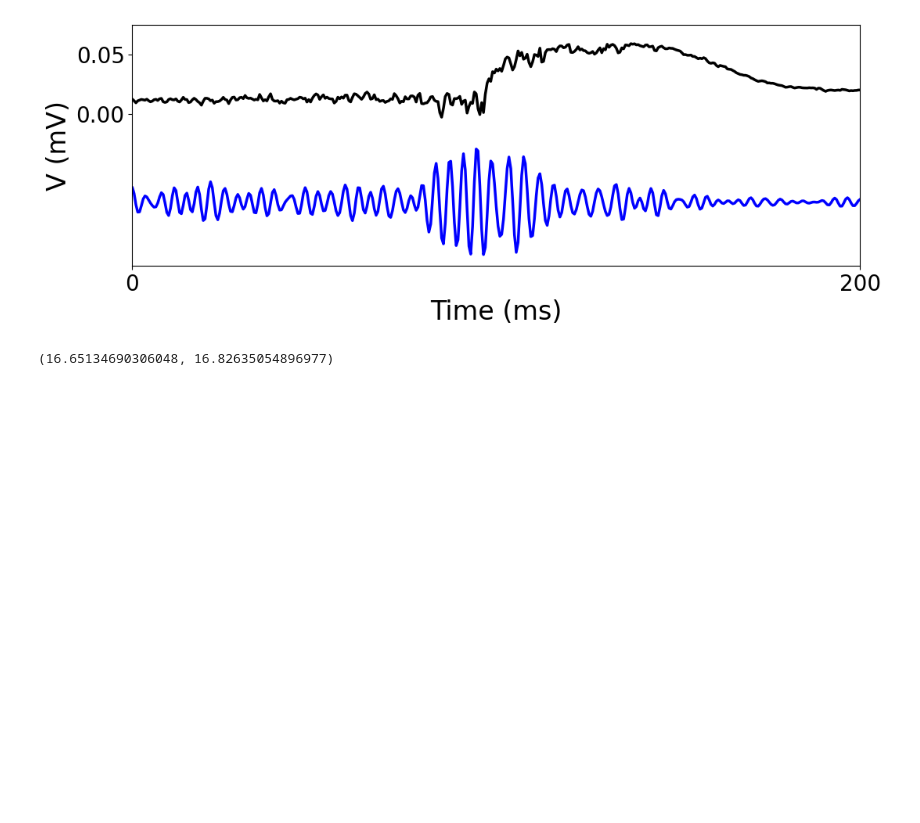
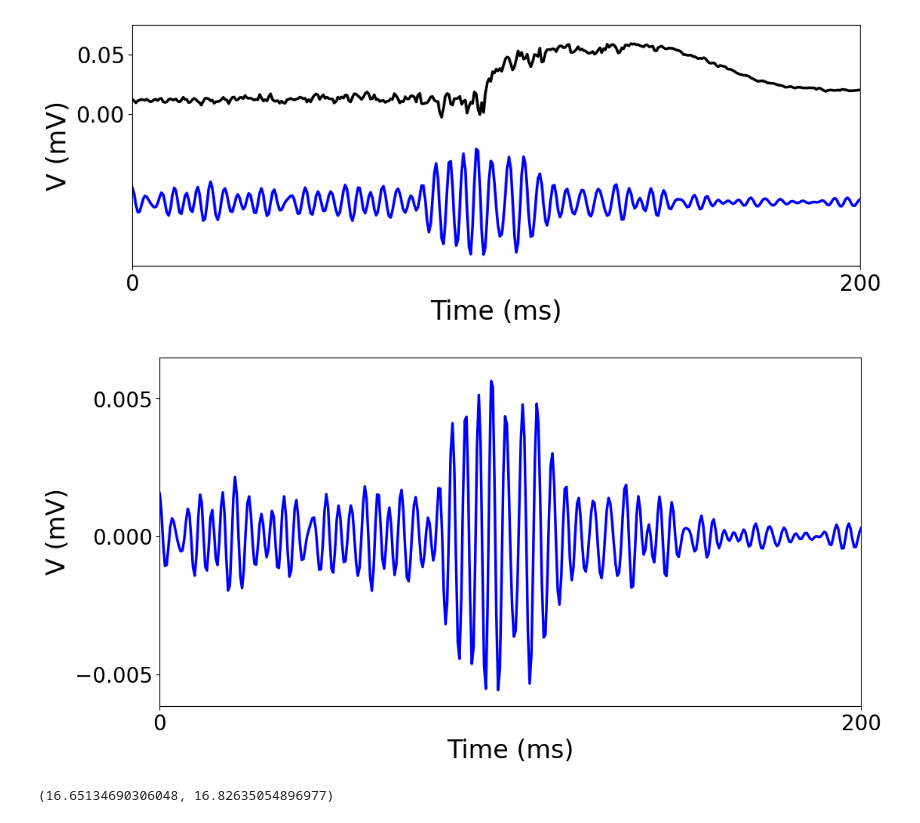
Before and after one commit to suny-downstate-medical-center/S1_HFO, a Jupyter notebook: runSubNets/Fig3/detection_fast_ripples_S1model_GabaVrev80mV.ipynb, the cells around one changed output. Saved outputs shown, nothing was run; the diff lists cells and outputs as text; code cells hidden in the pictures; blank space fills up the shorter version.

```diff
--- a/runSubNets/Fig3/detection_fast_ripples_S1model_GabaVrev80mV.ipynb
+++ b/runSubNets/Fig3/detection_fast_ripples_S1model_GabaVrev80mV.ipynb
@@ -264,6 +264,20 @@ for ii,ripple in enumerate(Karlsson_ripple_times.itertuples()):
 # %% [output]
 16.67634690306048 16.876346903060483
 [figure]
+# %%
+for ii,ripple in enumerate(Karlsson_ripple_times.itertuples()):
+    if ii == 1:
+        plt.figure(figsize=(12,6))
+        plt.plot(time, filtered_lfps, 'b-', linewidth=2.5, label='FR')
+        plt.xticks([ripple.start_time+0.025, ripple.start_time+0.225], [0,200], fontsize = 20)
+        plt.yticks([-0.005,0,0.005], fontsize = 20)
+        plt.xlim(ripple.start_time+0.025, ripple.start_time+0.225)
+        plt.ylabel('V (mV)', fontsize=24)
+        plt.xlabel('Time (ms)', fontsize=24)
+
+        plt.savefig('LFP_FR_filtered_MODEL.png', facecolor = 'white', bbox_inches='tight' , dpi=300)
+# %% [output]
+[figure, added]
 # %%
 NFFT=256
 noverlap=128
```
Also changed, not shown: 1 other file.
